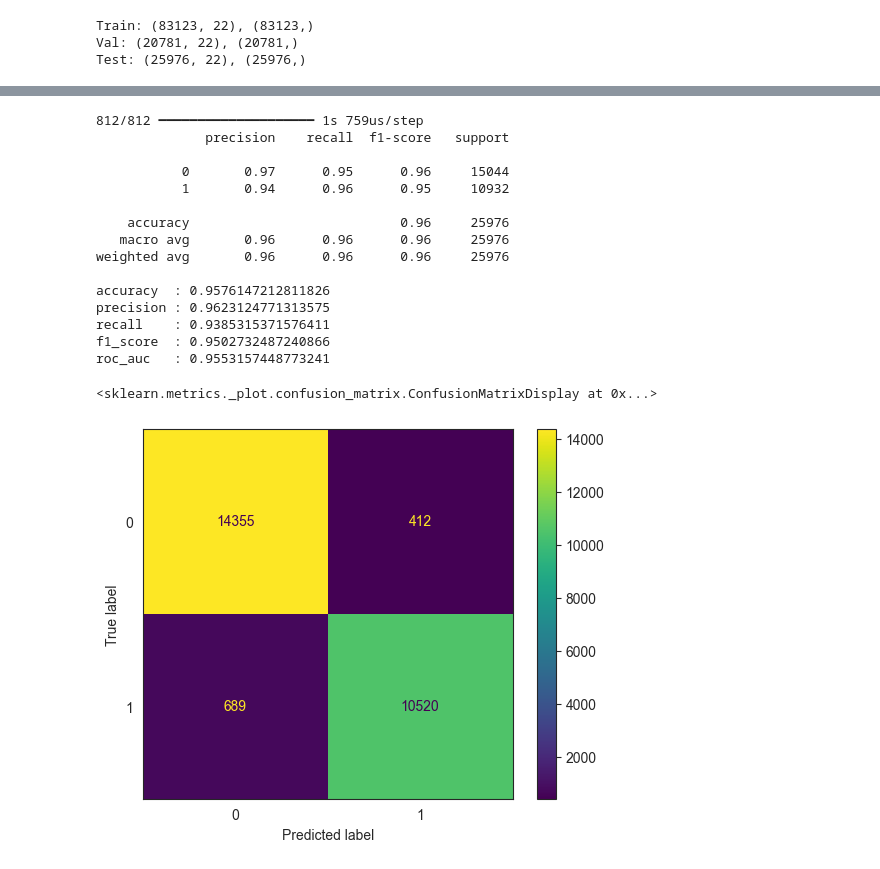
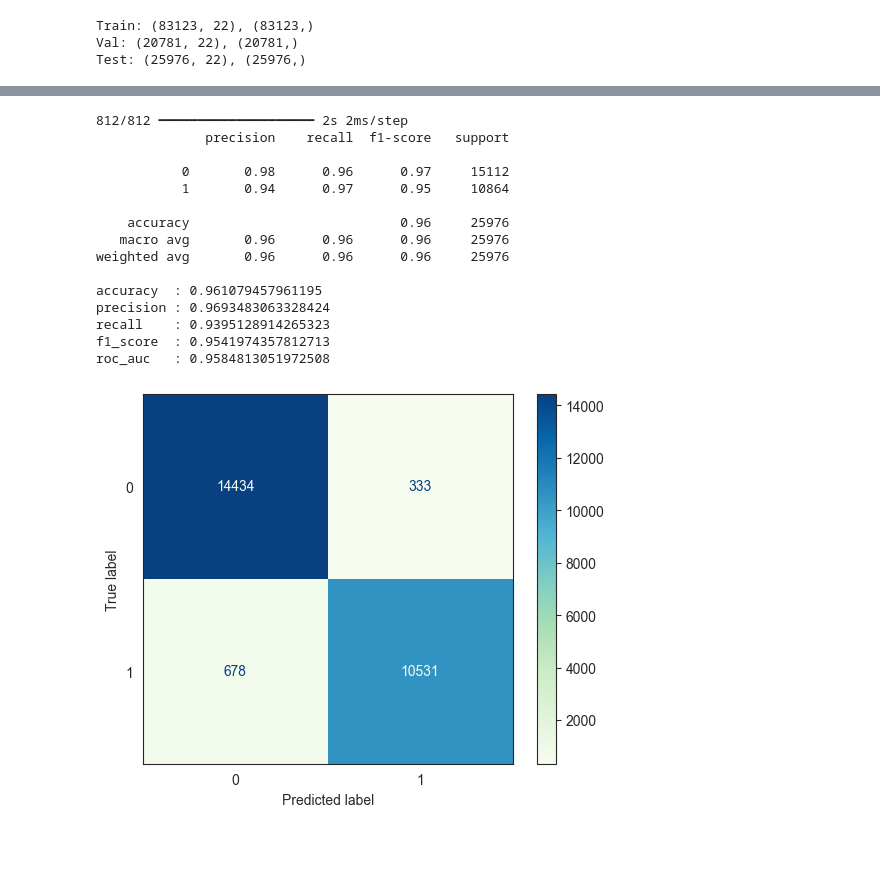
Before and after one commit to davinjason09/Airline-Satisfaction-Classification, a Jupyter notebook: Classification.ipynb, the cells around one changed output, grey strips where cells are left out. Drawn from its saved outputs; the diff is of its cells as text; code cells hidden in the pictures.

Commit message:
feat: added input layer and final run

```diff
--- a/Classification.ipynb
+++ b/Classification.ipynb
@@ -109,8 +110,7 @@ df_concat.head(5)
 X = df_concat.drop('satisfaction', axis=1)
 y = df_concat['satisfaction']
 
-# Normalization
-scaler = MinMaxScaler()
+scaler = StandardScaler()
 X = scaler.fit_transform(X)
 
 X_train, X_test, y_train, y_test = train_test_split(X, y, test_size=0.2, random_state=42327)
@@ -126,16 +126,15 @@ Train: (83123, 22), (83123,)
 Val: (20781, 22), (20781,)
 Test: (25976, 22), (25976,)
 # %%
-keras.clear_session()
-
 model = Sequential([
+  Input(shape=(X_train.shape[1],)),
   Dense(X_train.shape[1], activation='sigmoid'),
   BatchNormalization(),
   Dense(32, activation='relu'),
   Dropout(.2),
   BatchNormalization(),
   Dense(16, activation='tanh'),
-  Dropout(.4),
+  Dropout(.5),
   BatchNormalization(),
   Dense(32, activation='relu'),
   BatchNormalization(),
@@ -235,25 +234,26 @@ score_dict['model'] = {
 for key, value in score_dict['model'].items():
   print(f"{key:<10}: {value}")
 # %% [output]
-812/812 ━━━━━━━━━━━━━━━━━━━━ 1s 759us/step
+812/812 ━━━━━━━━━━━━━━━━━━━━ 2s 2ms/step
               precision    recall  f1-score   support
 
-           0       0.97      0.95      0.96     15044
-           1       0.94      0.96      0.95     10932
+           0       0.98      0.96      0.97     15112
+           1       0.94      0.97      0.95     10864
 
     accuracy                           0.96     25976
    macro avg       0.96      0.96      0.96     25976
 weighted avg       0.96      0.96      0.96     25976
 
-accuracy  : 0.9576147212811826
-precision : 0.9623124771313575
-recall    : 0.9385315371576411
-f1_score  : 0.9502732487240866
-roc_auc   : 0.9553157448773241
+accuracy  : 0.961079457961195
+precision : 0.9693483063328424
+recall    : 0.9395128914265323
+f1_score  : 0.9541974357812713
+roc_auc   : 0.9584813051972508
 # %%
 sns.set_style('white')
 
-ConfusionMatrixDisplay.from_predictions(y_test.values, pred)
+ConfusionMatrixDisplay.from_predictions(y_test.values, pred, values_format='d', cmap='GnBu')
+
+keras.backend.clear_session()
 # %% [output]
-<sklearn.metrics._plot.confusion_matrix.ConfusionMatrixDisplay at 0x...>
-[figure, old version]
+[figure, new version]
```
Also changed, not shown: parts of 5 cells of this notebook.
